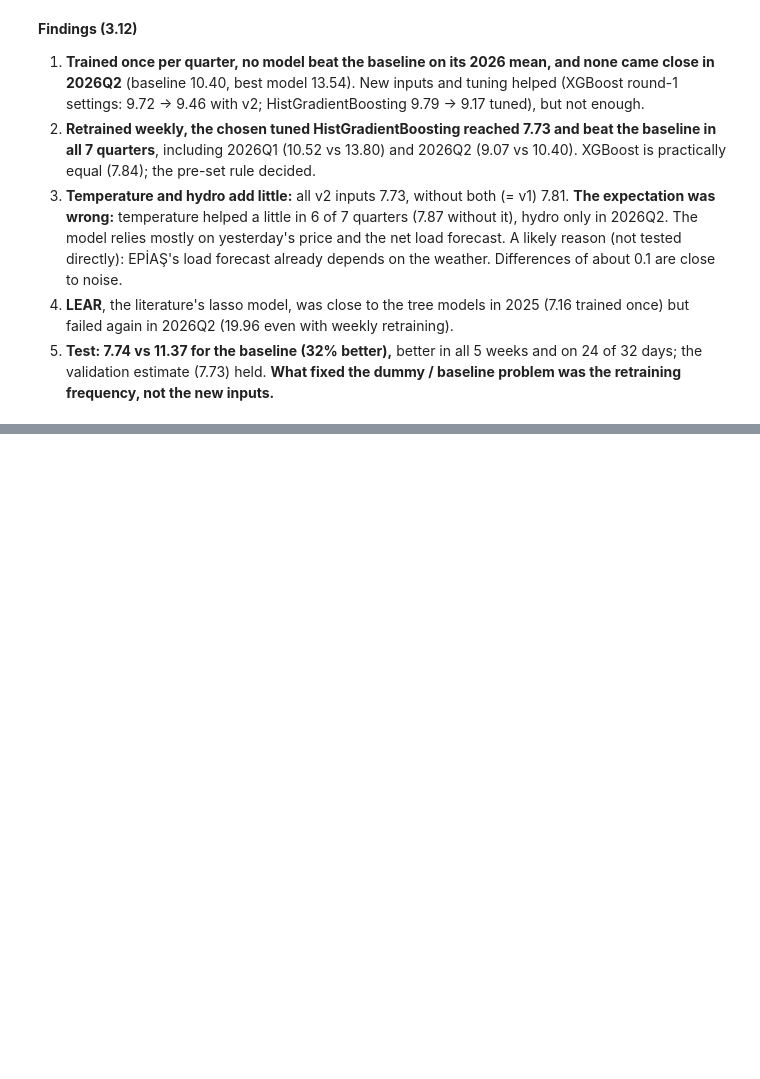
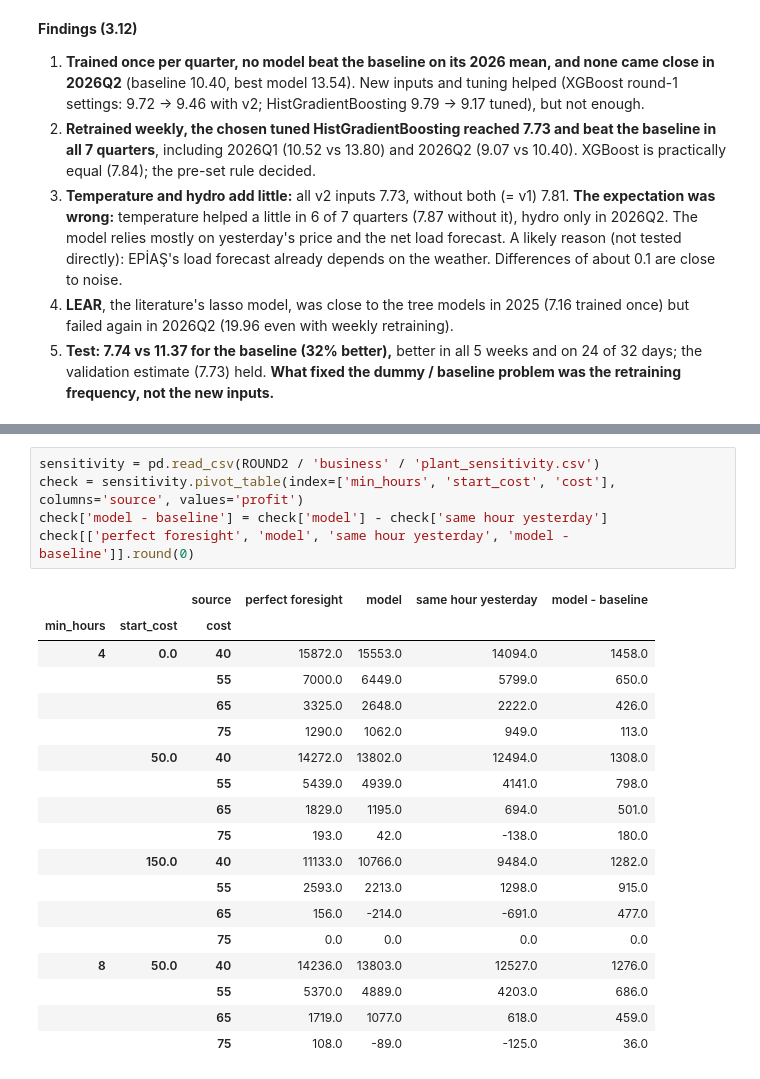
Before and after one commit to icedemirkaano/turkey-electricity-forecasting, a Jupyter notebook: notebooks/02_ptf_models.ipynb, the cells around one changed output, grey strips where cells are left out. Saved outputs shown, nothing was run; the diff lists cells and outputs as text; blank space fills up the shorter version.

```diff
--- a/notebooks/02_ptf_models.ipynb
+++ b/notebooks/02_ptf_models.ipynb
@@ -847,0 +897,24 @@ pd.read_csv(ROUND2 / 'test_scores_by_week.csv', index_col='week from')
+# %%
+sensitivity = pd.read_csv(ROUND2 / 'business' / 'plant_sensitivity.csv')
+check = sensitivity.pivot_table(index=['min_hours', 'start_cost', 'cost'], columns='source', values='profit')
+check['model - baseline'] = check['model'] - check['same hour yesterday']
+check[['perfect foresight', 'model', 'same hour yesterday', 'model - baseline']].round(0)
+# %% [output]
+|  |  | source | perfect foresight | model | same hour yesterday | model - baseline |
+| min_hours | start_cost | cost |  |  |  |  |
+| 4 | 0.0 | 40 | 15872.0 | 15553.0 | 14094.0 | 1458.0 |
+|  |  | 55 | 7000.0 | 6449.0 | 5799.0 | 650.0 |
+|  |  | 65 | 3325.0 | 2648.0 | 2222.0 | 426.0 |
+|  |  | 75 | 1290.0 | 1062.0 | 949.0 | 113.0 |
+|  | 50.0 | 40 | 14272.0 | 13802.0 | 12494.0 | 1308.0 |
+|  |  | 55 | 5439.0 | 4939.0 | 4141.0 | 798.0 |
+|  |  | 65 | 1829.0 | 1195.0 | 694.0 | 501.0 |
+|  |  | 75 | 193.0 | 42.0 | -138.0 | 180.0 |
+|  | 150.0 | 40 | 11133.0 | 10766.0 | 9484.0 | 1282.0 |
+|  |  | 55 | 2593.0 | 2213.0 | 1298.0 | 915.0 |
+|  |  | 65 | 156.0 | -214.0 | -691.0 | 477.0 |
+|  |  | 75 | 0.0 | 0.0 | 0.0 | 0.0 |
+| 8 | 50.0 | 40 | 14236.0 | 13803.0 | 12527.0 | 1276.0 |
+|  |  | 55 | 5370.0 | 4889.0 | 4203.0 | 686.0 |
+|  |  | 65 | 1719.0 | 1077.0 | 618.0 | 459.0 |
+|  |  | 75 | 108.0 | -89.0 | -125.0 | 36.0 |
```
Also changed, not shown: parts of 6 cells of this notebook, 11 other files.
